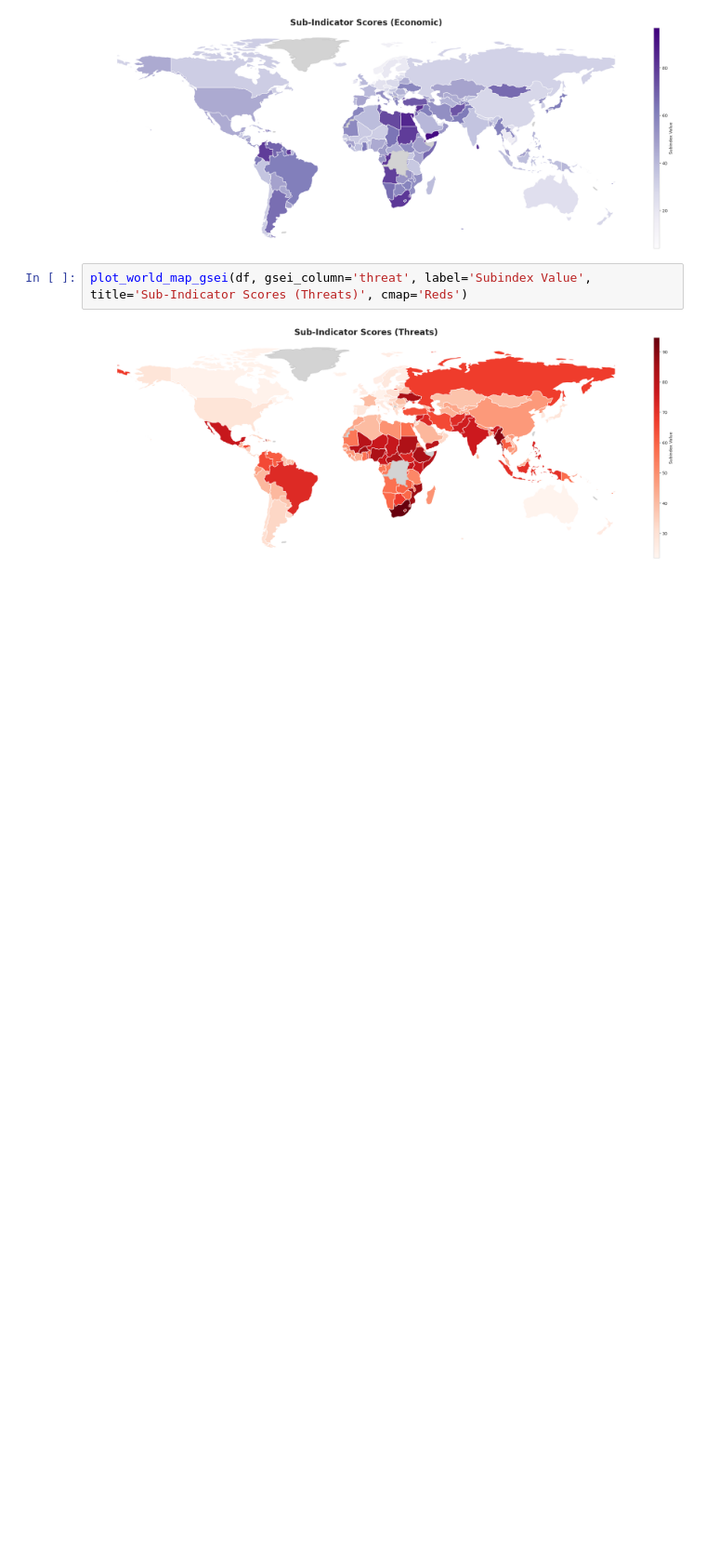
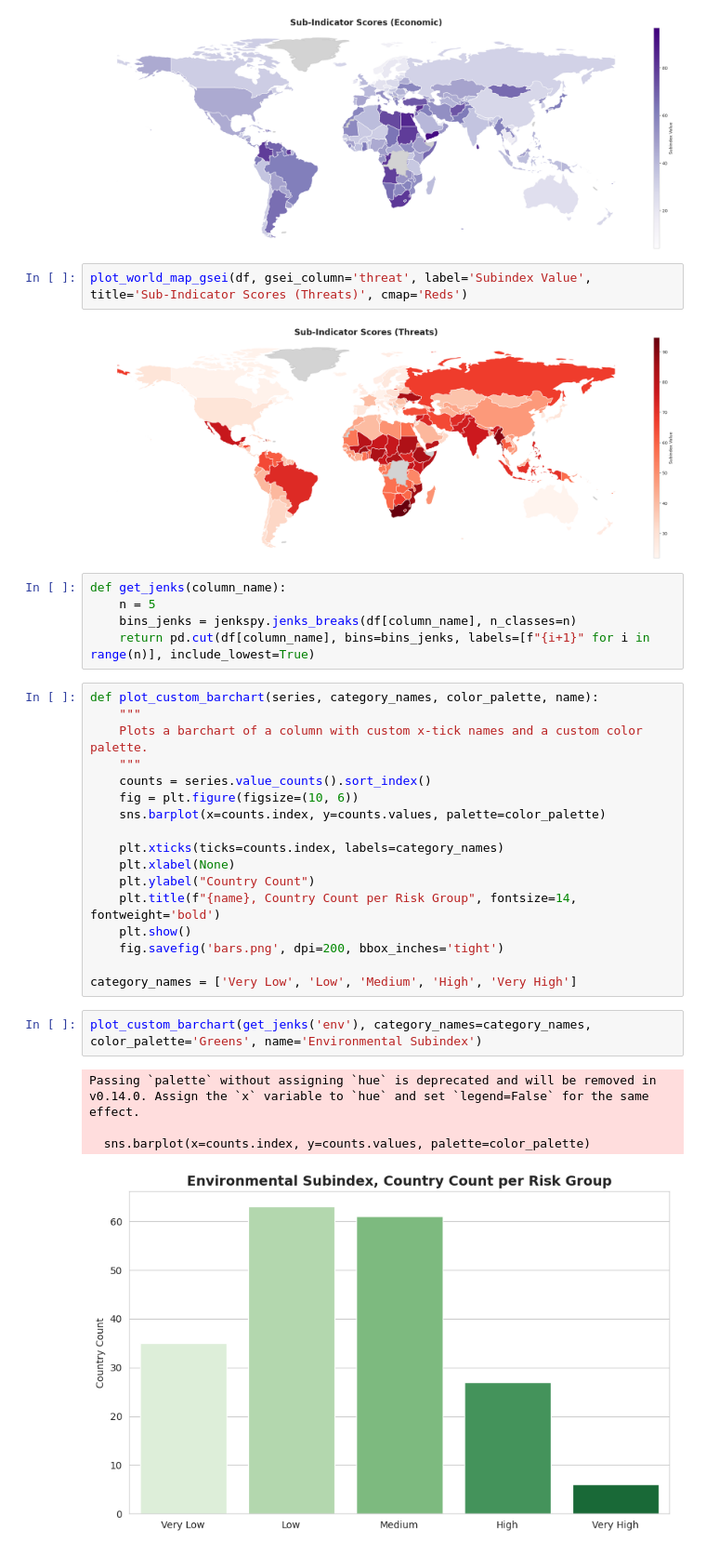
Before and after one commit to arth3mis/global-societal-endangerment-index, a Jupyter notebook: 10.1_visualisation.ipynb, the cells around one changed output. Shown at 93% size. Drawn from its saved outputs; the diff is of its cells as text; blank space fills up the shorter version.

```diff
--- a/10.1_visualisation.ipynb
+++ b/10.1_visualisation.ipynb
@@ -89,3 +91,32 @@ plot_world_map_gsei(df, gsei_column='eco', label='Subindex Value', title='Sub-In
 plot_world_map_gsei(df, gsei_column='threat', label='Subindex Value', title='Sub-Indicator Scores (Threats)', cmap='Reds')
 # %% [output]
 [figure]
+# %%
+def get_jenks(column_name):
+    n = 5
+    bins_jenks = jenkspy.jenks_breaks(df[column_name], n_classes=n)
+    return pd.cut(df[column_name], bins=bins_jenks, labels=[f"{i+1}" for i in range(n)], include_lowest=True)
+# %%
+def plot_custom_barchart(series, category_names, color_palette, name):
+    """
+    Plots a barchart of a column with custom x-tick names and a custom color palette.
+    """
+    counts = series.value_counts().sort_index()
+    fig = plt.figure(figsize=(10, 6))
+    sns.barplot(x=counts.index, y=counts.values, palette=color_palette)
+
+    plt.xticks(ticks=counts.index, labels=category_names)
+    plt.xlabel(None)
+    plt.ylabel("Country Count")
+    plt.title(f"{name}, Country Count per Risk Group", fontsize=14, fontweight='bold')
+    plt.show()
+    fig.savefig('bars.png', dpi=200, bbox_inches='tight')
+
+category_names = ['Very Low', 'Low', 'Medium', 'High', 'Very High']
+# %%
+plot_custom_barchart(get_jenks('env'), category_names=category_names, color_palette='Greens', name='Environmental Subindex')
+# %% [output]
+Passing `palette` without assigning `hue` is deprecated and will be removed in v0.14.0. Assign the `x` variable to `hue` and set `legend=False` for the same effect.
+
+  sns.barplot(x=counts.index, y=counts.values, palette=color_palette)
+[figure, added]
```
Also changed, not shown: parts of 5 cells of this notebook, 1 other file.
